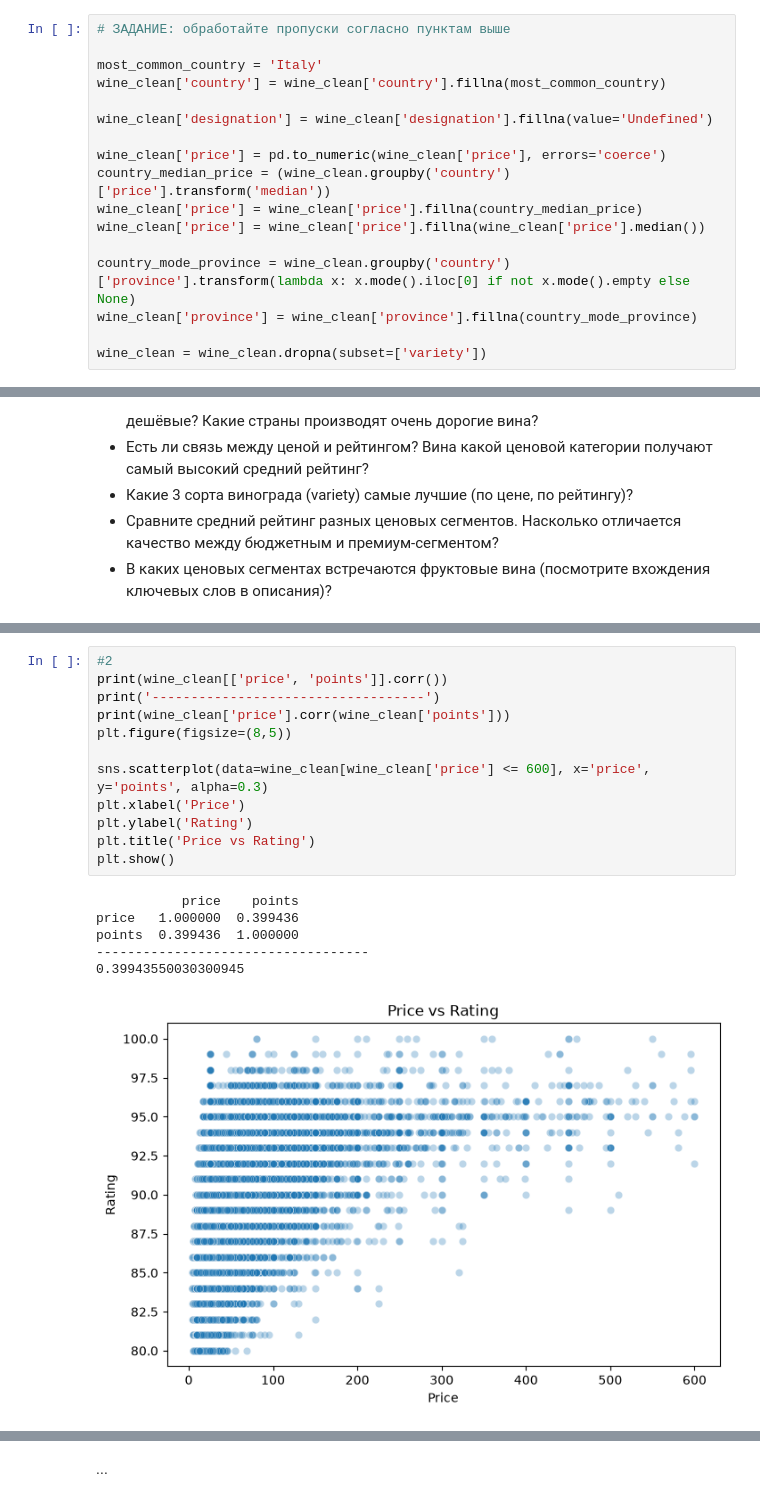
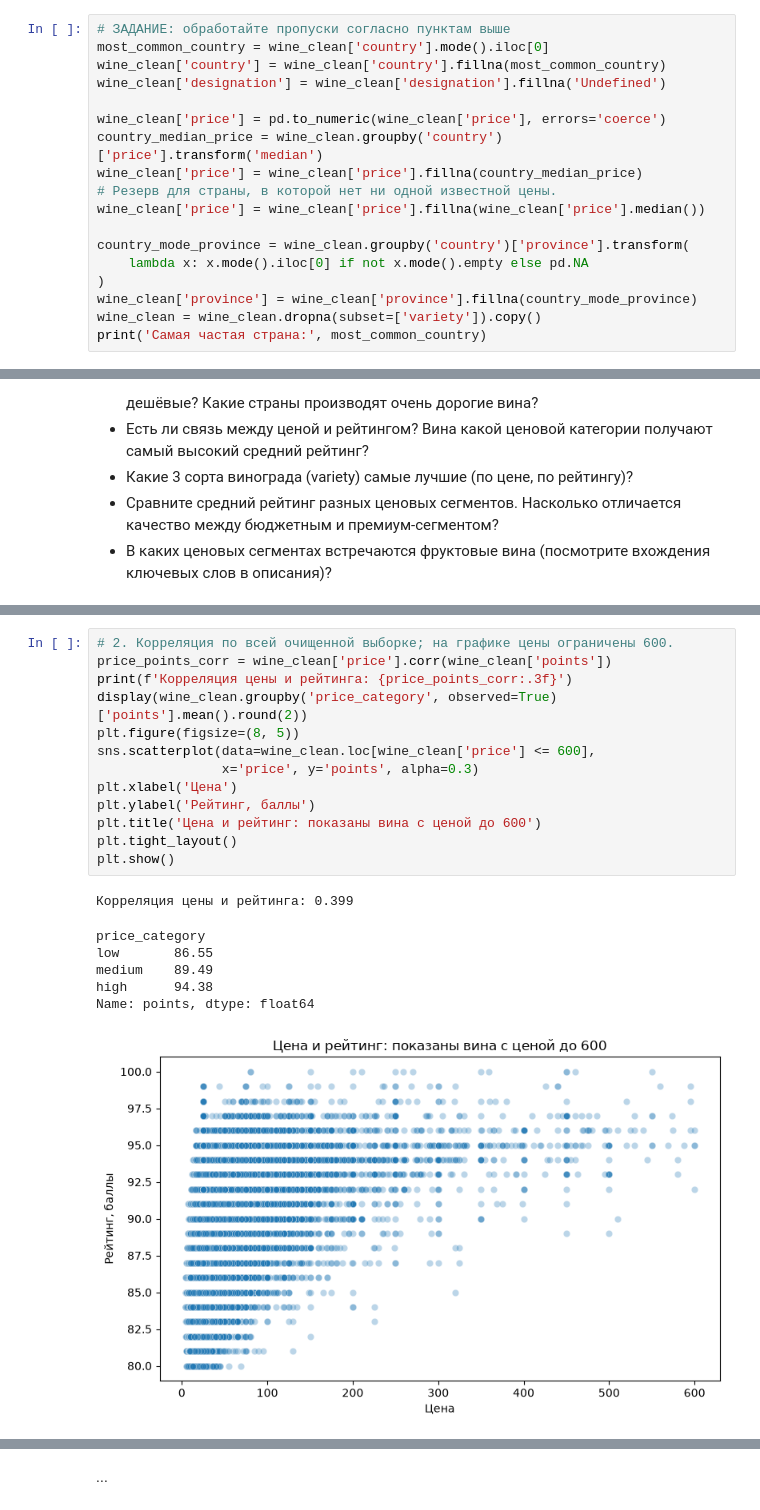
Before and after one commit to Stolyar123/Data-Analysis, a Jupyter notebook: Data cleaning and preparation.ipynb, the cells around one changed output, grey strips where cells are left out. Cells and saved outputs as stored; diff of their text form.

```diff
--- a/Data cleaning and preparation.ipynb
+++ b/Data cleaning and preparation.ipynb
@@ -200,18 +201,19 @@ dtype: int64
 wine_clean = wine.copy()
 # %%
 # ЗАДАНИЕ: обработайте пропуски согласно пунктам выше
-
-most_common_country = 'Italy'
+most_common_country = wine_clean['country'].mode().iloc[0]
 wine_clean['country'] = wine_clean['country'].fillna(most_common_country)
-
-wine_clean['designation'] = wine_clean['designation'].fillna(value='Undefined')
+wine_clean['designation'] = wine_clean['designation'].fillna('Undefined')
 
 wine_clean['price'] = pd.to_numeric(wine_clean['price'], errors='coerce')
-country_median_price = (wine_clean.groupby('country')['price'].transform('median'))
+country_median_price = wine_clean.groupby('country')['price'].transform('median')
 wine_clean['price'] = wine_clean['price'].fillna(country_median_price)
+# Резерв для страны, в которой нет ни одной известной цены.
 wine_clean['price'] = wine_clean['price'].fillna(wine_clean['price'].median())
 
-country_mode_province = wine_clean.groupby('country')['province'].transform(lambda x: x.mode().iloc[0] if not x.mode().empty else None)
+country_mode_province = wine_clean.groupby('country')['province'].transform(
+    lambda x: x.mode().iloc[0] if not x.mode().empty else pd.NA
+)
 wine_clean['province'] = wine_clean['province'].fillna(country_mode_province)
-
-wine_clean = wine_clean.dropna(subset=['variety'])
+wine_clean = wine_clean.dropna(subset=['variety']).copy()
+print('Самая частая страна:', most_common_country)
@@ -381,20 +395,22 @@ Length: 13, dtype: str
 # %%
-#2
-print(wine_clean[['price', 'points']].corr())
-print('-----------------------------------')
-print(wine_clean['price'].corr(wine_clean['points']))
-plt.figure(figsize=(8,5))
-
-sns.scatterplot(data=wine_clean[wine_clean['price'] <= 600], x='price', y='points', alpha=0.3)
-plt.xlabel('Price')
-plt.ylabel('Rating')
-plt.title('Price vs Rating')
+# 2. Корреляция по всей очищенной выборке; на графике цены ограничены 600.
+price_points_corr = wine_clean['price'].corr(wine_clean['points'])
+print(f'Корреляция цены и рейтинга: {price_points_corr:.3f}')
+display(wine_clean.groupby('price_category', observed=True)['points'].mean().round(2))
+plt.figure(figsize=(8, 5))
+sns.scatterplot(data=wine_clean.loc[wine_clean['price'] <= 600],
+                x='price', y='points', alpha=0.3)
+plt.xlabel('Цена')
+plt.ylabel('Рейтинг, баллы')
+plt.title('Цена и рейтинг: показаны вина с ценой до 600')
+plt.tight_layout()
 plt.show()
 # %% [output]
-           price    points
-price   1.000000  0.399436
-points  0.399436  1.000000
------------------------------------
-0.39943550030300945
+Корреляция цены и рейтинга: 0.399
+price_category
+low       86.55
+medium    89.49
+high      94.38
+Name: points, dtype: float64
-[figure, old version]
+[figure, new version]
 # %%
```
Also changed, not shown: parts of 24 cells of this notebook, 2 other files.
